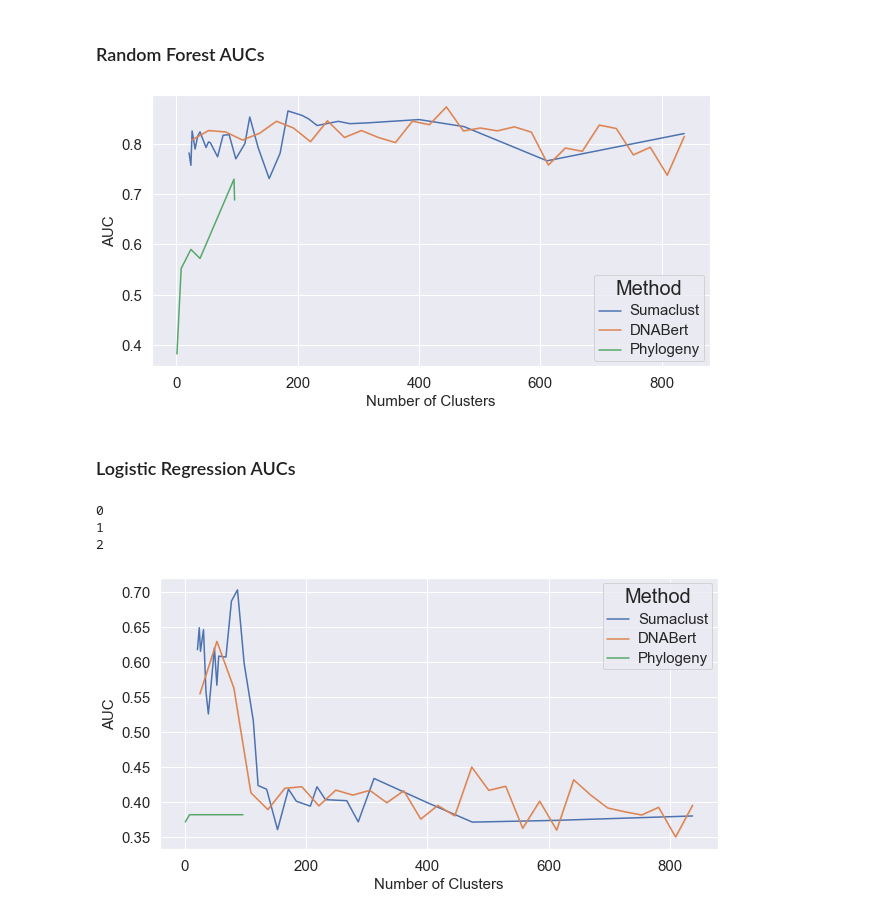
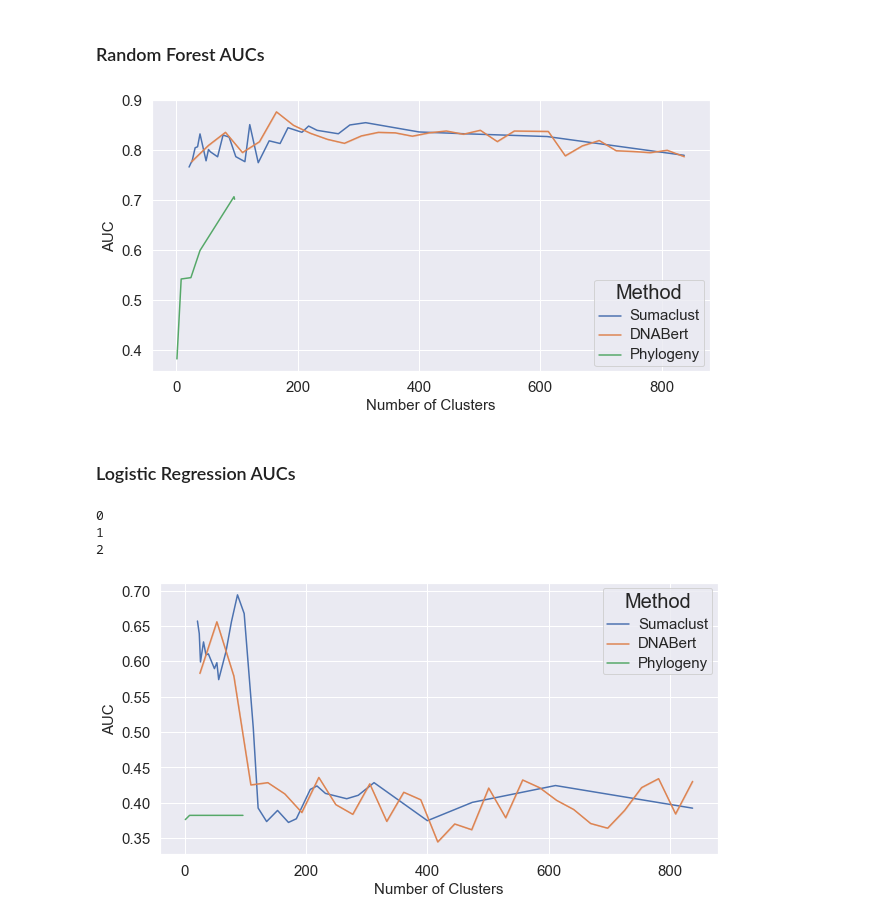
Before and after one commit to gaustin15/W4671_project, a Jupyter notebook: CRC_zhao_prediction.ipynb, the cells around one changed output. Saved outputs shown, nothing was run; the diff lists cells and outputs as text; code cells hidden in the pictures.

```diff
--- a/CRC_zhao_prediction.ipynb
+++ b/CRC_zhao_prediction.ipynb
@@ -260,7 +244,7 @@ from test_models import *
 L = []
 sns.set_theme()
 for i in [df_fixed.shape[1], 500, 200, 100, 50, 40, 25]:
-    L.append( test_reduced_dims(df_fixed, metadata, embeddings, i, reads) )
+    L.append( test_reduced_dims(df_fixed, metadata, sims, i, reads) )
 
 full_results = pd.concat([ pd.DataFrame.from_dict(
     {'fpr':a[0],
@@ -288,7 +272,7 @@ plt.show()
 L = []
 sns.set_theme()
 for i in [df_fixed.shape[1], 500, 200, 100, 50, 40, 25]:
-    L.append( test_reduced_dims(df_fixed, metadata, embeddings, i, reads, f = '__') )
+    L.append( test_reduced_dims(df_fixed, metadata, sims, i, reads, f = '__') )
 
 full_results = pd.concat([ pd.DataFrame.from_dict(
     {'fpr':a[0],
@@ -502,7 +486,7 @@ L = []
 
 for i in list(np.linspace(25, df_fixed.shape[1], 30, dtype = np.uint64))*3:
                # [df_fixed.shape[1], 500, 200, 100, 50, 40, 25]:
-    L.append( test_reduced_dims(df_fixed, metadata, embeddings, i, reads, f = 'rf') )
+    L.append( test_reduced_dims(df_fixed, metadata, sims, i, reads, f = 'rf') )
 
 full_results = pd.concat([ pd.DataFrame.from_dict(
     {'fpr':a[0],
@@ -559,7 +543,7 @@ ax.tick_params(axis='both', which='major', labelsize=15)
 #plt.savefig('Results/crc_zhao_rf.png', pad_inches = 0)
 plt.show()
 # %% [output]
-[figure, old version]
+[figure, new version]
 # %% [markdown]
 ### Logistic Regression AUCs
 # %%
@@ -584,7 +568,7 @@ L = []
 
 for i in list(np.linspace(25, df_fixed.shape[1], 30, dtype = np.uint64))*3:
                # [df_fixed.shape[1], 500, 200, 100, 50, 40, 25]:
-    L.append( test_reduced_dims(df_fixed, metadata, embeddings, i, reads, f = '_') )
+    L.append( test_reduced_dims(df_fixed, metadata, sims, i, reads, f = '_') )
 
 full_results = pd.concat([ pd.DataFrame.from_dict(
     {'fpr':a[0],
@@ -616,31 +600,31 @@ auc_summary = sum_results.groupby('n_dims')['auc'].mean().reset_index()
 auc_summary_ = full_results.groupby('n_dims')['auc'].mean().reset_index()
 auc_summary['Method'] = 'Sumaclust'
 auc_summary_['Method'] = 'DNABert'
 phylo_results['n_dims'] = phylo_results.n_cutoffs
 auc_summary__ = phylo_results.groupby('n_dims')['auc'].mean().reset_index()
 auc_summary__['Method'] = 'Phylogeny'
 
 auc_summary = pd.concat((auc_summary, auc_summary_, auc_summary__), axis = 0)
 
 
 
 auc_summary = pd.concat((auc_summary, auc_summary_), axis = 0)
 sns.set_theme()
 plt.figure(figsize=(10,5))
 ax = sns.lineplot(x = 'n_dims', y = 'auc',
              data = auc_summary,\
              ci= 0, hue = 'Method')
 
 #plt.title('Comparing Random Forest AUCs across Clustering Methods')
 plt.xlabel("Number of Clusters", fontsize = 15)
 plt.ylabel("AUC", fontsize = 15)
 plt.setp( ax.get_legend().get_texts(), fontsize='15')
 plt.setp(ax.get_legend().get_title(), fontsize='20')
 ax.tick_params(axis='both', which='major', labelsize=15)
 # plt.savefig('Results/crc_zhao_lr.png', pad_inches = 0)
 plt.show()
 # %% [output]
 0
 1
 2
-[figure, old version]
+[figure, new version]
```
Also changed, not shown: parts of 8 cells of this notebook, 5 other files.
